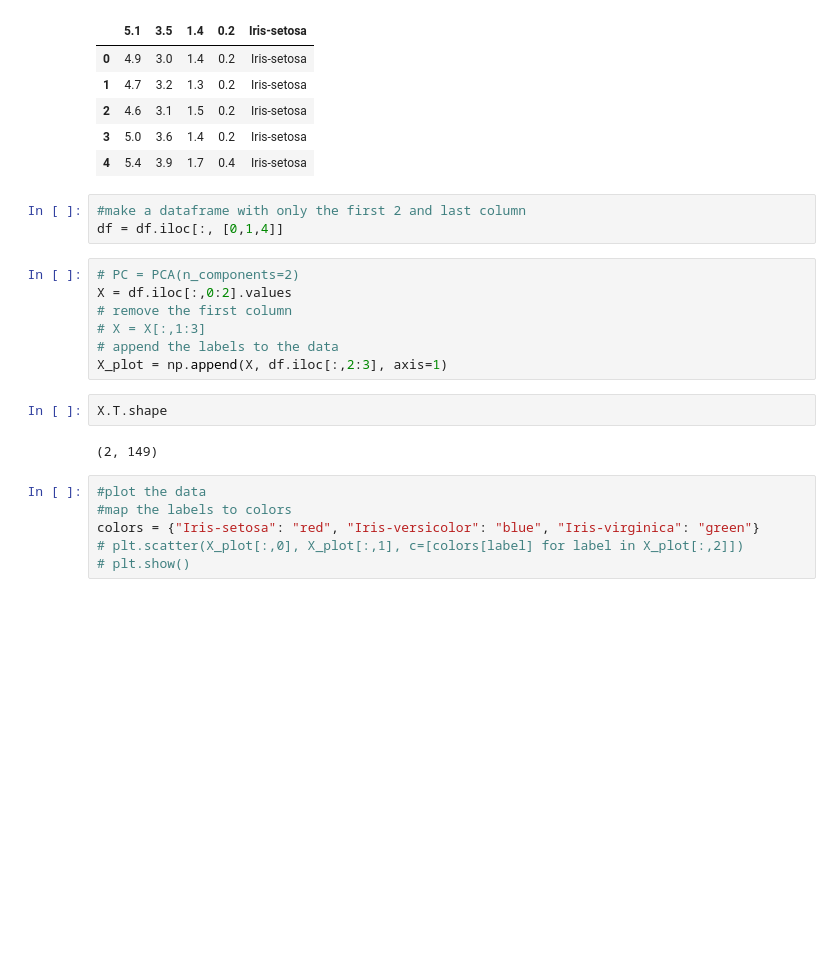
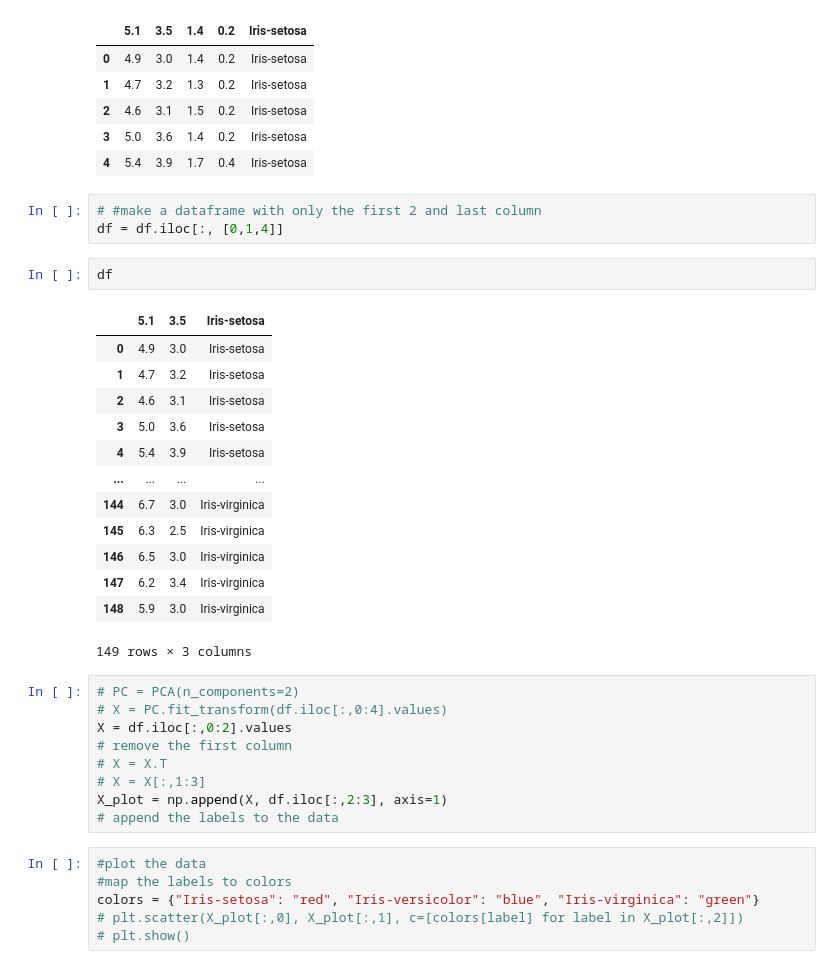
Before and after one commit to AlexanderVoldby/02466Fagprojekt2023, a Jupyter notebook: Visualizations/AA/aa.ipynb, the cells around one changed output. Saved outputs shown, nothing was run; the diff lists cells and outputs as text; blank space fills up the shorter version.

```diff
--- a/Visualizations/AA/aa.ipynb
+++ b/Visualizations/AA/aa.ipynb
@@ -49,19 +48,33 @@ df.head()
 | 3 | 5.0 | 3.6 | 1.4 | 0.2 | Iris-setosa |
 | 4 | 5.4 | 3.9 | 1.7 | 0.4 | Iris-setosa |
 # %%
-#make a dataframe with only the first 2 and last column
+# #make a dataframe with only the first 2 and last column
 df = df.iloc[:, [0,1,4]]
+# %%
+df
+# %% [output]
+|  | 5.1 | 3.5 | Iris-setosa |
+| 0 | 4.9 | 3.0 | Iris-setosa |
+| 1 | 4.7 | 3.2 | Iris-setosa |
+| 2 | 4.6 | 3.1 | Iris-setosa |
+| 3 | 5.0 | 3.6 | Iris-setosa |
+| 4 | 5.4 | 3.9 | Iris-setosa |
+| ... | ... | ... | ... |
+| 144 | 6.7 | 3.0 | Iris-virginica |
+| 145 | 6.3 | 2.5 | Iris-virginica |
+| 146 | 6.5 | 3.0 | Iris-virginica |
+| 147 | 6.2 | 3.4 | Iris-virginica |
+| 148 | 5.9 | 3.0 | Iris-virginica |
+149 rows × 3 columns
 # %%
 # PC = PCA(n_components=2)
+# X = PC.fit_transform(df.iloc[:,0:4].values)
 X = df.iloc[:,0:2].values
 # remove the first column
+# X = X.T
 # X = X[:,1:3]
+X_plot = np.append(X, df.iloc[:,2:3], axis=1)
 # append the labels to the data
-X_plot = np.append(X, df.iloc[:,2:3], axis=1)
-# %%
-X.T.shape
-# %% [output]
-(2, 149)
 # %%
 #plot the data
 #map the labels to colors
```
Also changed, not shown: parts of 14 cells of this notebook, 1 other file.
